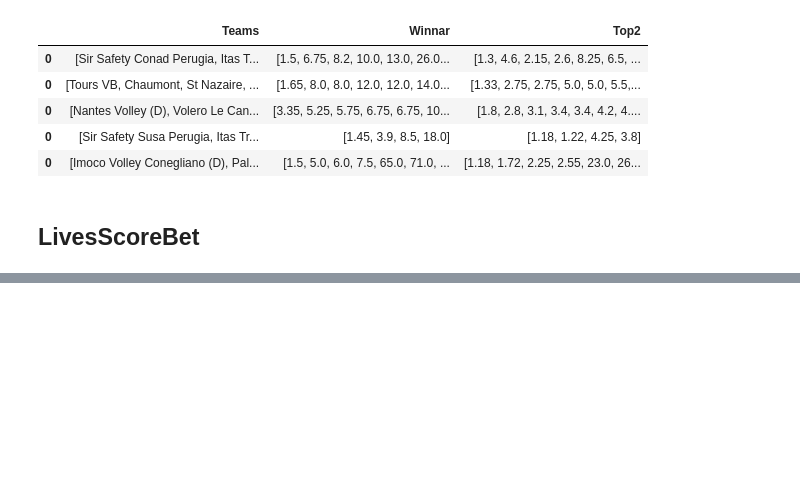
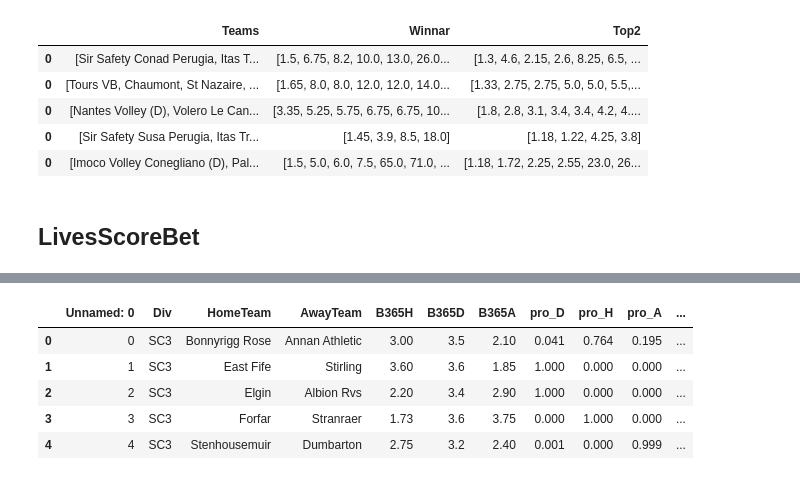
Before and after one commit to mohelwah/BetcityScrape, a Jupyter notebook: test.ipynb, the cells around one changed output, grey strips where cells are left out. Saved outputs shown, nothing was run; the diff lists cells and outputs as text; code cells hidden in the pictures; blank space fills up the shorter version.

```diff
--- a/test.ipynb
+++ b/test.ipynb
@@ -182,0 +220,19 @@ df.head()
+# %%
+def settle_total_bet(df, bet_amount):
+    outcome = df['outcome']
+    price = df['price']
+    if outcome == "won":
+        return bet_amount * (price - 1)
+    else:
+        return bet_amount * -1
+# %%
+df['p/l'] = df.apply(settle_total_bet, axis=1, args=(1,))
+# %%
+df.head()
+# %% [output]
+|  | Unnamed: 0 | Div | HomeTeam | AwayTeam | B365H | B365D | B365A | pro_D | pro_H | pro_A | ... |
+| 0 | 0 | SC3 | Bonnyrigg Rose | Annan Athletic | 3.00 | 3.5 | 2.10 | 0.041 | 0.764 | 0.195 | ... |
+| 1 | 1 | SC3 | East Fife | Stirling | 3.60 | 3.6 | 1.85 | 1.000 | 0.000 | 0.000 | ... |
+| 2 | 2 | SC3 | Elgin | Albion Rvs | 2.20 | 3.4 | 2.90 | 1.000 | 0.000 | 0.000 | ... |
+| 3 | 3 | SC3 | Forfar | Stranraer | 1.73 | 3.6 | 3.75 | 0.000 | 1.000 | 0.000 | ... |
+| 4 | 4 | SC3 | Stenhousemuir | Dumbarton | 2.75 | 3.2 | 2.40 | 0.001 | 0.000 | 0.999 | ... |
```
Also changed, not shown: parts of 20 cells of this notebook, 2 other files.
